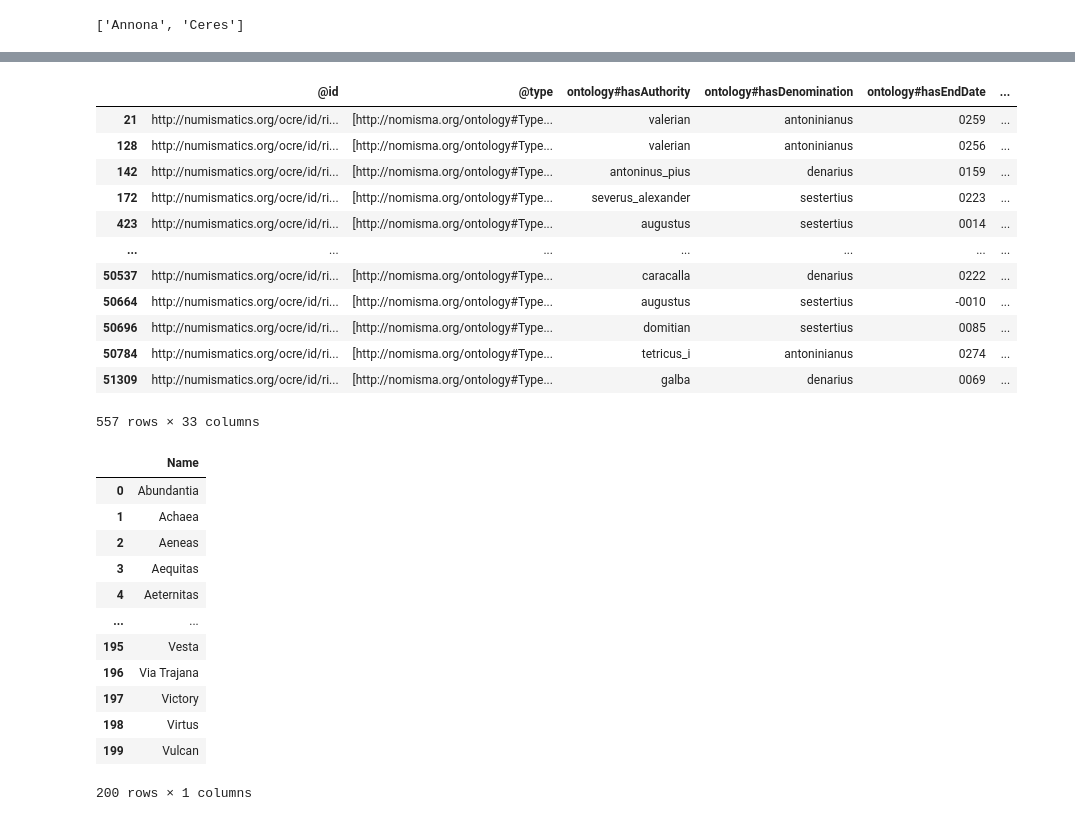
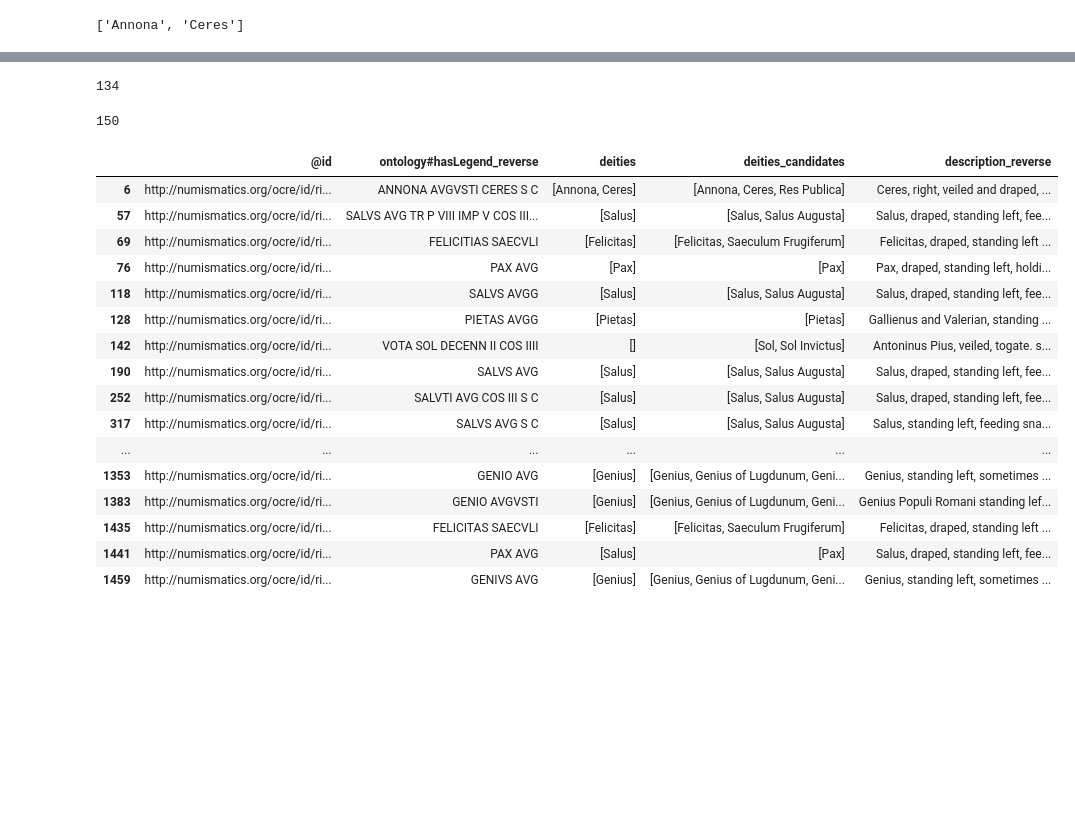
Before and after one commit to sdam-au/coins, a Jupyter notebook: scripts/3_coins_deities_extraction.ipynb, the cells around one changed output, grey strips where cells are left out. Drawn from its saved outputs; the diff is of its cells as text; code cells hidden in the pictures; blank space fills up the shorter version.

Commit message:
revisions continue (aequitas and virtus implemented)

```diff
--- a/scripts/3_coins_deities_extraction.ipynb
+++ b/scripts/3_coins_deities_extraction.ipynb
@@ -324,0 +344,3 @@ False
+# %%
+# loading back to the manually coded deities from "ontology#hasLegend_reverse"
+coins_candidates = pd.read_csv("../data/coins_candidates_coded.csv", sep=";", encoding="utf-8")
@@ -325,16 +363,40 @@ False
+# %%
+coins_candidates = coins_candidates[coins_candidates["valid"]]
+candidates_dict = dict(zip(coins_candidates["@id"], coins_candidates["deities_candidates_valid"].apply(eval)))
+# %%
+len(candidates_dict.values())
+# %% [output]
+134
+# %%
+len([deity for sublist in candidates_dict.values() for deity in sublist])
+# %% [output]
+150
+# %%
+def add_candidates(row):
+    deities = row["deities"]
+    id = row["@id"]
+    if id in candidates_dict.keys():
+        deities = candidates_dict[id]
+    return deities
+coins["deities"] = coins.apply(lambda row: add_candidates(row), axis=1)
 # %%
-coins[(coins["description_reverse"].apply(lambda x: x.lower()).str.contains("altar")) & ~coins["deities"].apply(bool)] #["ontology#hasLegend_reverse"].apply(lambda x: x.lower()).str.contains("altar")
+# checking the results
+coins[(coins["description_reverse"].apply(lambda x: x.lower()).str.contains("altar")) & coins["deities_candidates"].apply(bool)][["@id", "ontology#hasLegend_reverse", "deities", "deities_candidates", "description_reverse"]].head(50)
 # %% [output]
-|  | @id | @type | ontology#hasAuthority | ontology#hasDenomination | ontology#hasEndDate | ... |
-| 21 | http://numismatics.org/ocre/id/ri... | [http://nomisma.org/ontology#Type... | valerian | antoninianus | 0259 | ... |
-| 128 | http://numismatics.org/ocre/id/ri... | [http://nomisma.org/ontology#Type... | valerian | antoninianus | 0256 | ... |
-| 142 | http://numismatics.org/ocre/id/ri... | [http://nomisma.org/ontology#Type... | antoninus_pius | denarius | 0159 | ... |
-| 172 | http://numismatics.org/ocre/id/ri... | [http://nomisma.org/ontology#Type... | severus_alexander | sestertius | 0223 | ... |
-| 423 | http://numismatics.org/ocre/id/ri... | [http://nomisma.org/ontology#Type... | augustus | sestertius | 0014 | ... |
-| ... | ... | ... | ... | ... | ... | ... |
-| 50537 | http://numismatics.org/ocre/id/ri... | [http://nomisma.org/ontology#Type... | caracalla | denarius | 0222 | ... |
-| 50664 | http://numismatics.org/ocre/id/ri... | [http://nomisma.org/ontology#Type... | augustus | sestertius | -0010 | ... |
-| 50696 | http://numismatics.org/ocre/id/ri... | [http://nomisma.org/ontology#Type... | domitian | sestertius | 0085 | ... |
-| 50784 | http://numismatics.org/ocre/id/ri... | [http://nomisma.org/ontology#Type... | tetricus_i | antoninianus | 0274 | ... |
-| 51309 | http://numismatics.org/ocre/id/ri... | [http://nomisma.org/ontology#Type... | galba | denarius | 0069 | ... |
+|  | @id | ontology#hasLegend_reverse | deities | deities_candidates | description_reverse |
+| 6 | http://numismatics.org/ocre/id/ri... | ANNONA AVGVSTI CERES S C | [Annona, Ceres] | [Annona, Ceres, Res Publica] | Ceres, right, veiled and draped, ... |
+| 57 | http://numismatics.org/ocre/id/ri... | SALVS AVG TR P VIII IMP V COS III... | [Salus] | [Salus, Salus Augusta] | Salus, draped, standing left, fee... |
+| 69 | http://numismatics.org/ocre/id/ri... | FELICITIAS SAECVLI | [Felicitas] | [Felicitas, Saeculum Frugiferum] | Felicitas, draped, standing left ... |
+| 76 | http://numismatics.org/ocre/id/ri... | PAX AVG | [Pax] | [Pax] | Pax, draped, standing left, holdi... |
+| 118 | http://numismatics.org/ocre/id/ri... | SALVS AVGG | [Salus] | [Salus, Salus Augusta] | Salus, draped, standing left, fee... |
+| 128 | http://numismatics.org/ocre/id/ri... | PIETAS AVGG | [Pietas] | [Pietas] | Gallienus and Valerian, standing ... |
+| 142 | http://numismatics.org/ocre/id/ri... | VOTA SOL DECENN II COS IIII | [] | [Sol, Sol Invictus] | Antoninus Pius, veiled, togate. s... |
+| 190 | http://numismatics.org/ocre/id/ri... | SALVS AVG | [Salus] | [Salus, Salus Augusta] | Salus, draped, standing left, fee... |
+| 252 | http://numismatics.org/ocre/id/ri... | SALVTI AVG COS III S C | [Salus] | [Salus, Salus Augusta] | Salus, draped, standing left, fee... |
+| 317 | http://numismatics.org/ocre/id/ri... | SALVS AVG S C | [Salus] | [Salus, Salus Augusta] | Salus, standing left, feeding sna... |
+| ... | ... | ... | ... | ... | ... |
+| 1353 | http://numismatics.org/ocre/id/ri... | GENIO AVG | [Genius] | [Genius, Genius of Lugdunum, Geni... | Genius, standing left, sometimes ... |
+| 1383 | http://numismatics.org/ocre/id/ri... | GENIO AVGVSTI | [Genius] | [Genius, Genius of Lugdunum, Geni... | Genius Populi Romani standing lef... |
+| 1435 | http://numismatics.org/ocre/id/ri... | FELICITAS SAECVLI | [Felicitas] | [Felicitas, Saeculum Frugiferum] | Felicitas, draped, standing left ... |
+| 1441 | http://numismatics.org/ocre/id/ri... | PAX AVG | [Salus] | [Pax] | Salus, draped, standing left, fee... |
+| 1459 | http://numismatics.org/ocre/id/ri... | GENIVS AVG | [Genius] | [Genius, Genius of Lugdunum, Geni... | Genius, standing left, sometimes ... |
-557 rows × 33 columns
@@ -343,16 +402,0 @@ coins["ontology#hasLegend_reverse"]
-# %%
-ocre_deities
-# %% [output]
-|  | Name |
-| 0 | Abundantia |
-| 1 | Achaea |
-| 2 | Aeneas |
-| 3 | Aequitas |
-| 4 | Aeternitas |
-| ... | ... |
-| 195 | Vesta |
-| 196 | Via Trajana |
-| 197 | Victory |
-| 198 | Virtus |
-| 199 | Vulcan |
-200 rows × 1 columns
```
Also changed, not shown: parts of 14 cells of this notebook, 11 other files.
